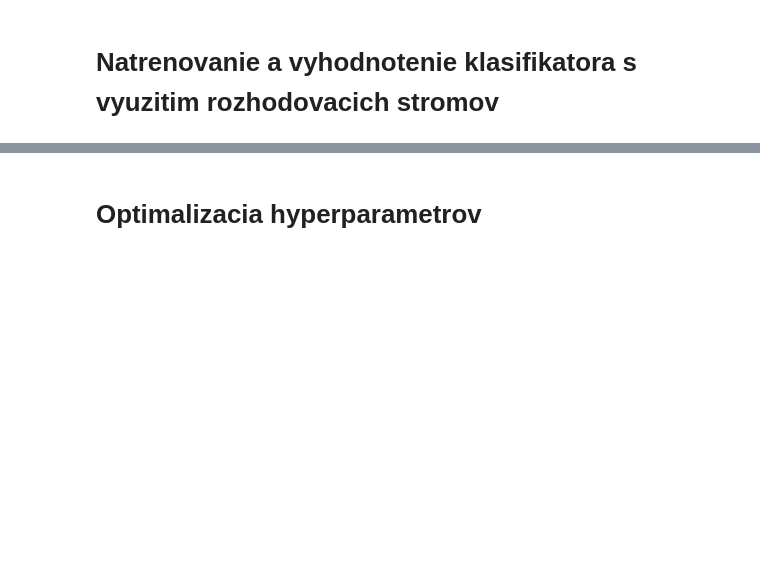
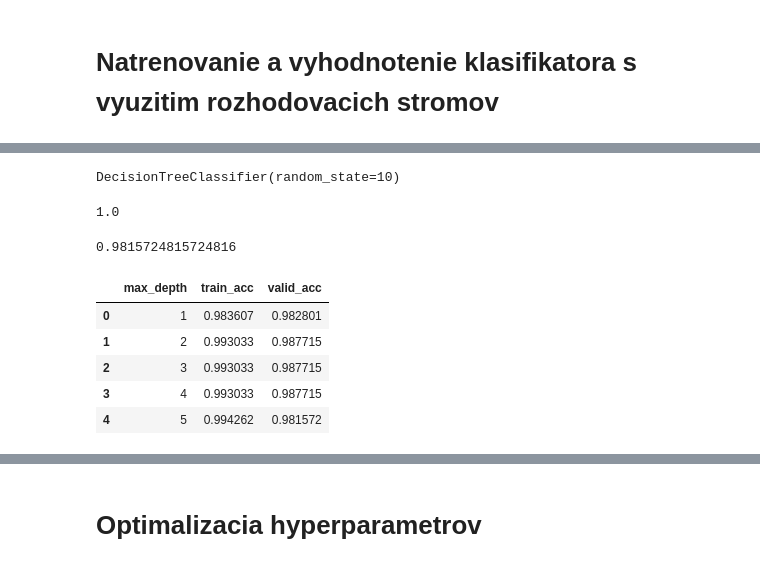
Before and after one commit to MakoHnat/IAU, a Jupyter notebook: 3 cast zadania.ipynb, the cells around one changed output, grey strips where cells are left out. Saved outputs shown, nothing was run; the diff lists cells and outputs as text; code cells hidden in the pictures; blank space fills up the shorter version.

```diff
--- a/3 cast zadania.ipynb
+++ b/3 cast zadania.ipynb
@@ -287,0 +311,2 @@ Recall: 0.076471
+# %%
+x_train, x_valid, y_train, y_valid = train_test_split(x, y, random_state = 101, stratify = y, test_size = 0.25)
@@ -287,0 +339,12 @@ Recall: 0.076471
+# %%
+dt_model.fit(x_train, y_train)
+# %% [output]
+DecisionTreeClassifier(random_state=10)
+# %%
+dt_model.score(x_train, y_train)
+# %% [output]
+1.0
+# %%
+dt_model.score(x_valid, y_valid)
+# %% [output]
+0.9815724815724816
@@ -287,0 +361,10 @@ Recall: 0.076471
+# %%
+frame = pd.DataFrame({'max_depth':range(1,10), 'train_acc':train_accuracy, 'valid_acc':validation_accuracy})
+frame.head()
+# %% [output]
+|  | max_depth | train_acc | valid_acc |
+| 0 | 1 | 0.983607 | 0.982801 |
+| 1 | 2 | 0.993033 | 0.987715 |
+| 2 | 3 | 0.993033 | 0.987715 |
+| 3 | 4 | 0.993033 | 0.987715 |
+| 4 | 5 | 0.994262 | 0.981572 |
```
Also changed, not shown: parts of 33 cells of this notebook, 2 other files.
